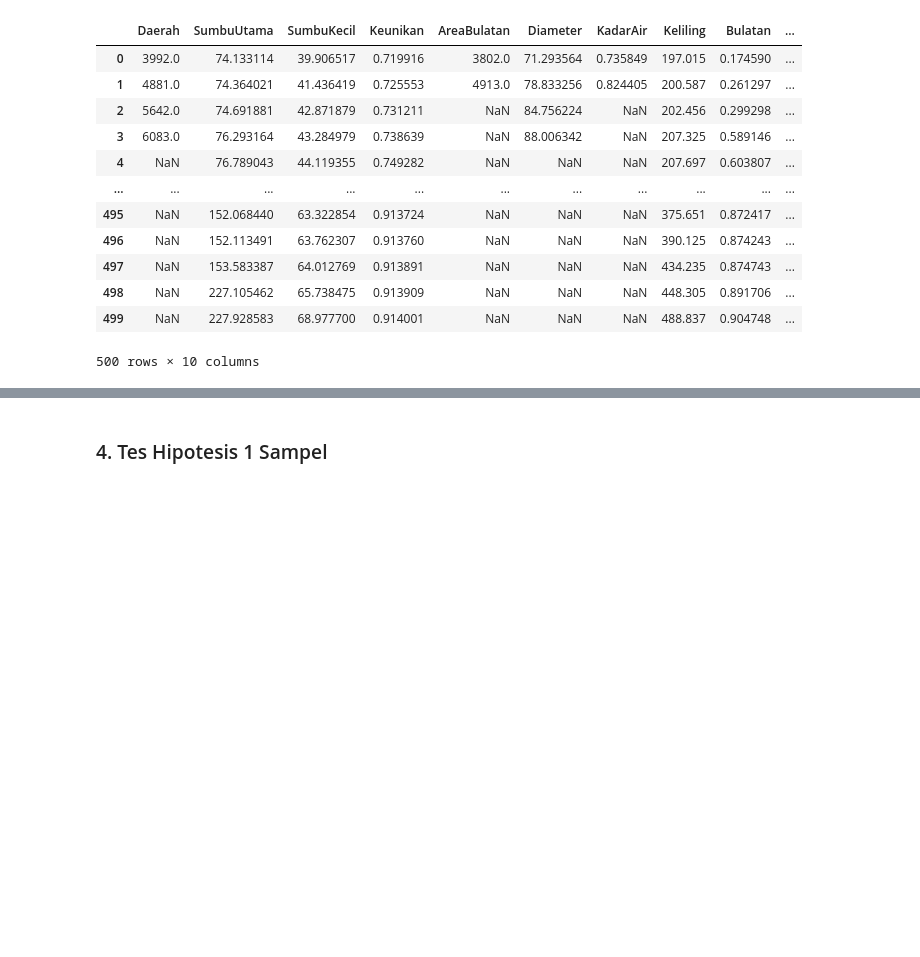
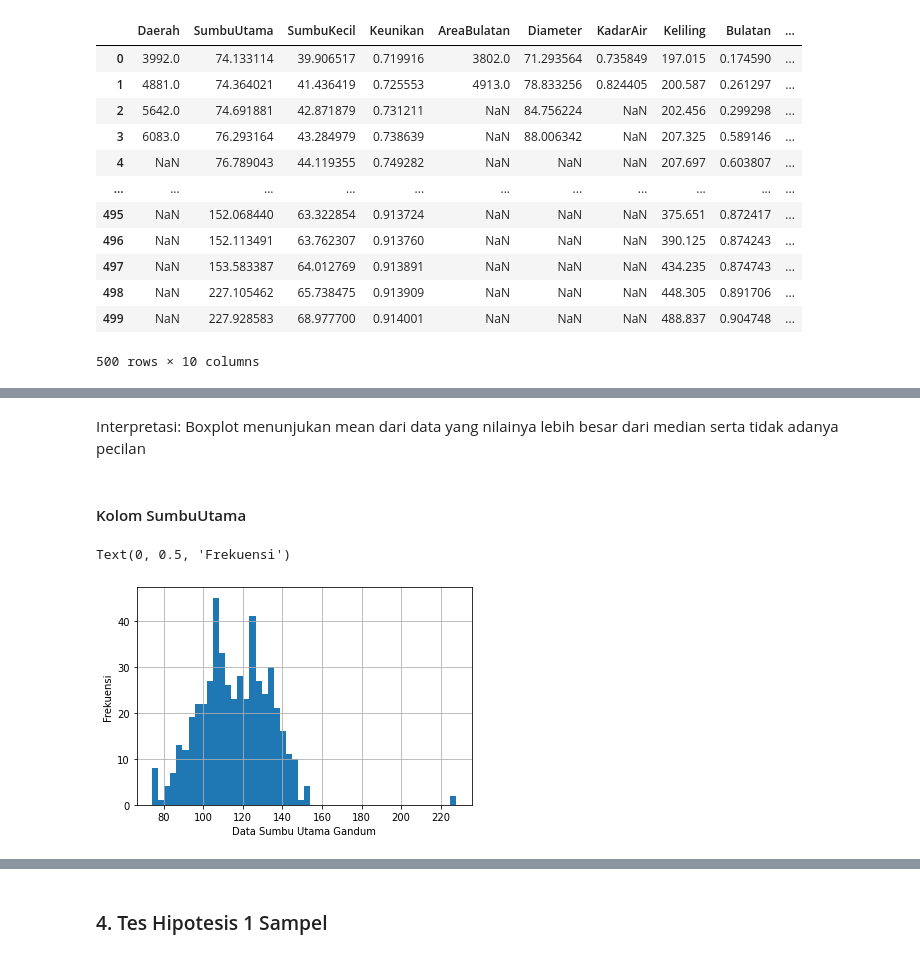
Before and after one commit to dethaa/tubes1Probstat, a Jupyter notebook: K02-T1-IF2220-13519092.ipynb, the cells around one changed output, grey strips where cells are left out. Saved outputs shown, nothing was run; the diff lists cells and outputs as text; code cells hidden in the pictures; blank space fills up the shorter version.

```diff
--- a/K02-T1-IF2220-13519092.ipynb
+++ b/K02-T1-IF2220-13519092.ipynb
@@ -73,0 +101,11 @@ __Data modus:__
+# %% [markdown]
+Interpretasi: Boxplot menunjukan mean dari data yang nilainya lebih besar dari median serta tidak adanya pecilan
+# %% [markdown]
+#### Kolom SumbuUtama
+# %%
+data['SumbuUtama'].hist(bins=50)
+plt.xlabel("Data Sumbu Utama Gandum")
+plt.ylabel("Frekuensi")
+# %% [output]
+Text(0, 0.5, 'Frekuensi')
+[figure, added]
```
Also changed, not shown: parts of 84 cells of this notebook.
